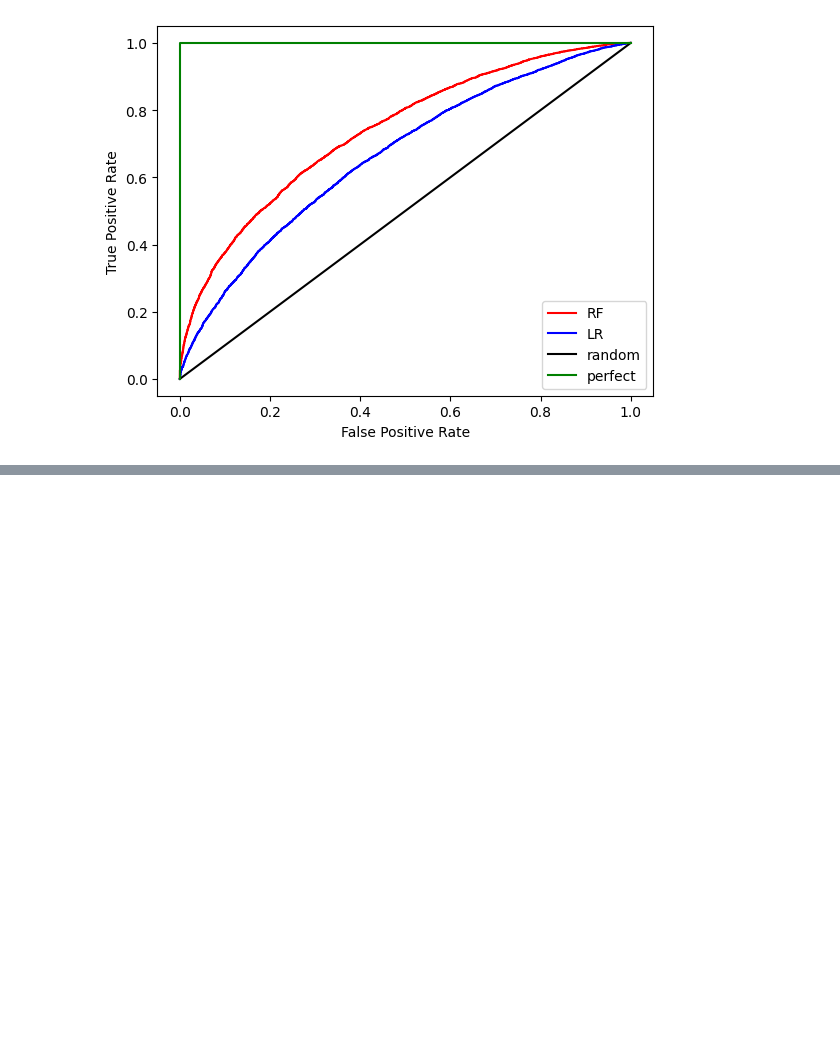
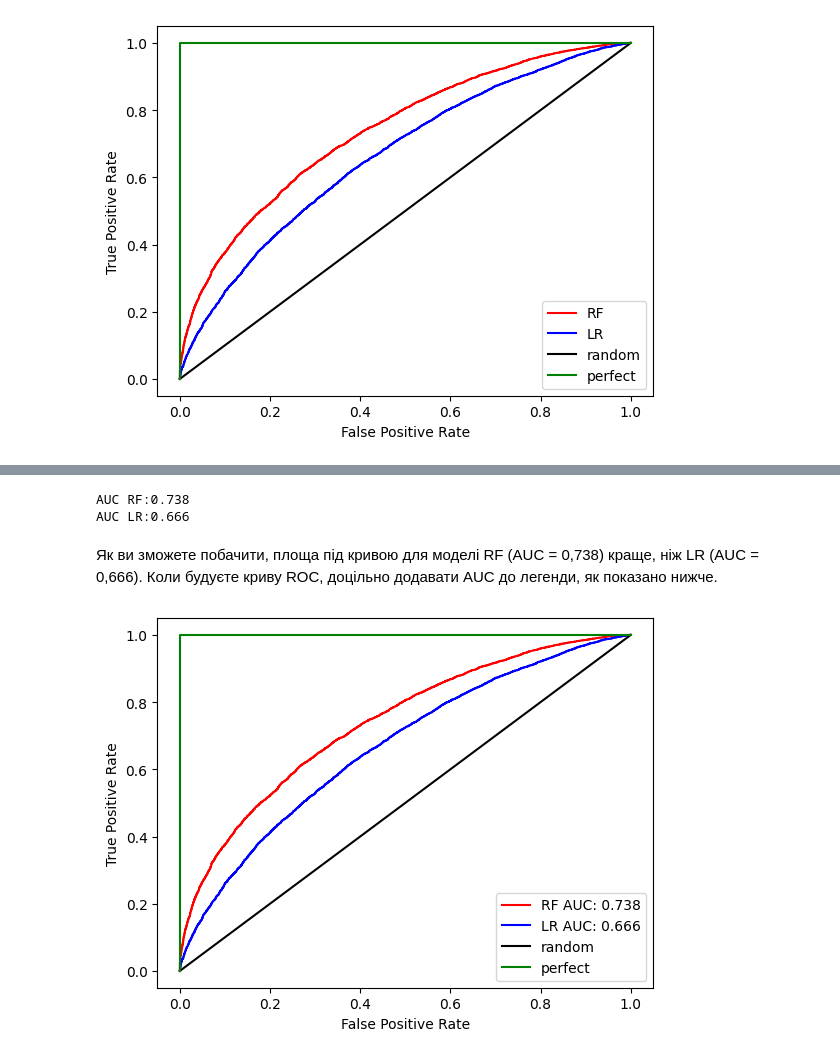
Before and after one commit to mykolaichuk/AI, a Jupyter notebook: lab01.ipynb, the cells around one changed output, grey strips where cells are left out. Drawn from its saved outputs; the diff is of its cells as text; code cells hidden in the pictures; blank space fills up the shorter version.

```diff
--- a/lab01.ipynb
+++ b/lab01.ipynb
@@ -667,0 +681,23 @@ plt.show()
+# %%
+from sklearn.metrics import roc_auc_score
+auc_RF = roc_auc_score(df.actual_label.values, df.model_RF.values)
+auc_LR = roc_auc_score(df.actual_label.values, df.model_LR.values)
+print('AUC RF:%.3f'% auc_RF)
+print('AUC LR:%.3f'% auc_LR)
+# %% [output]
+AUC RF:0.738
+AUC LR:0.666
+# %% [markdown]
+<p>Як ви зможете побачити, площа під кривою для моделі RF (AUC = 0,738) краще, ніж LR (AUC = 0,666). Коли будуєте криву ROC, доцільно додавати AUC до легенди, як показано нижче.</p>
+# %%
+import matplotlib.pyplot as plt
+plt.plot(fpr_RF, tpr_RF,'r-',label = 'RF AUC: %.3f'%auc_RF)
+plt.plot(fpr_LR,tpr_LR,'b-', label= 'LR AUC: %.3f'%auc_LR)
+plt.plot([0,1],[0,1],'k-',label='random')
+plt.plot([0,0,1,1],[0,1,1,1],'g-',label='perfect')
+plt.legend()
+plt.xlabel('False Positive Rate')
+plt.ylabel('True Positive Rate')
+plt.show()
+# %% [output]
+[figure, added]
```
Also changed, not shown: parts of 1 cell of this notebook.
